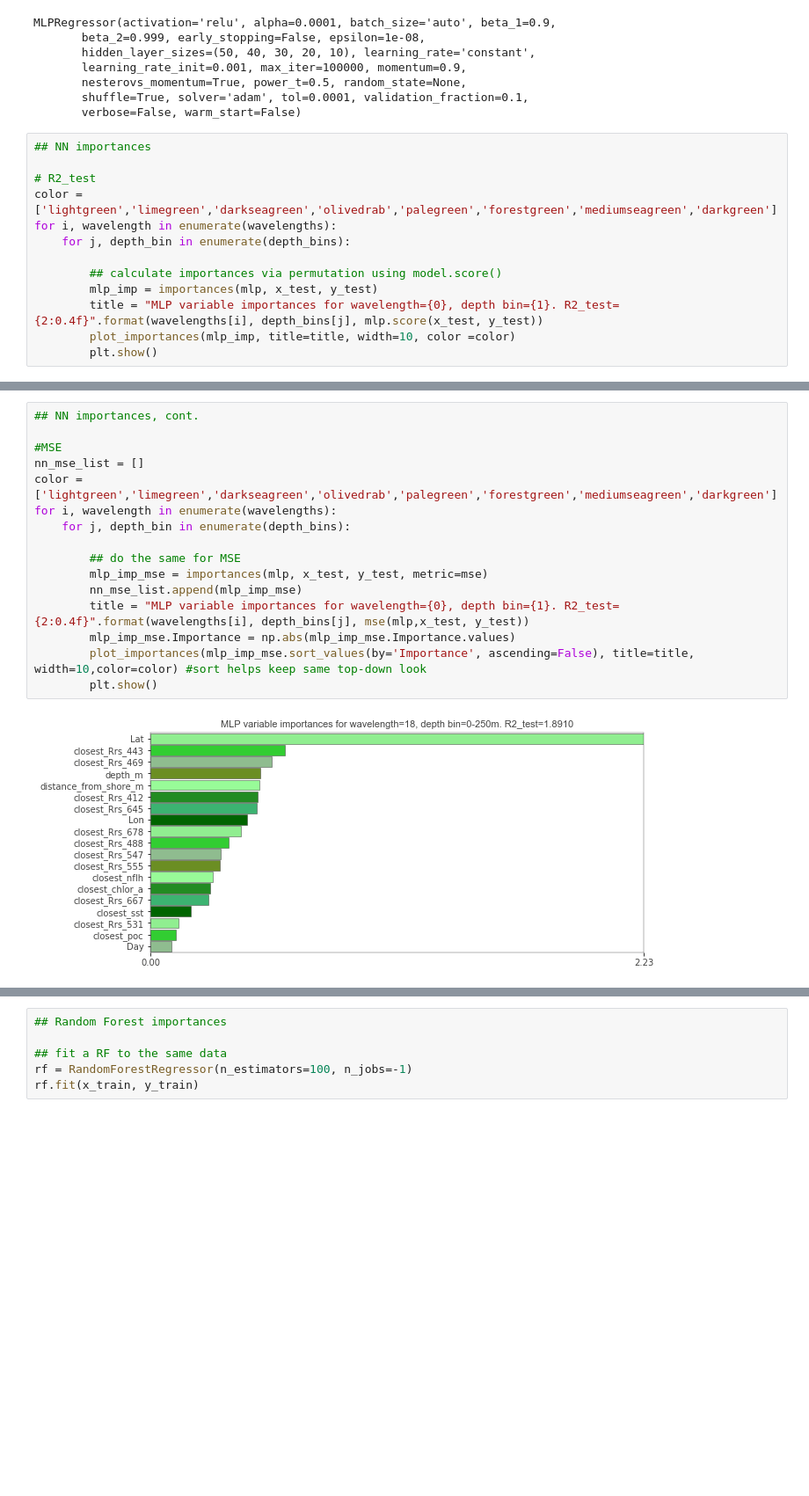
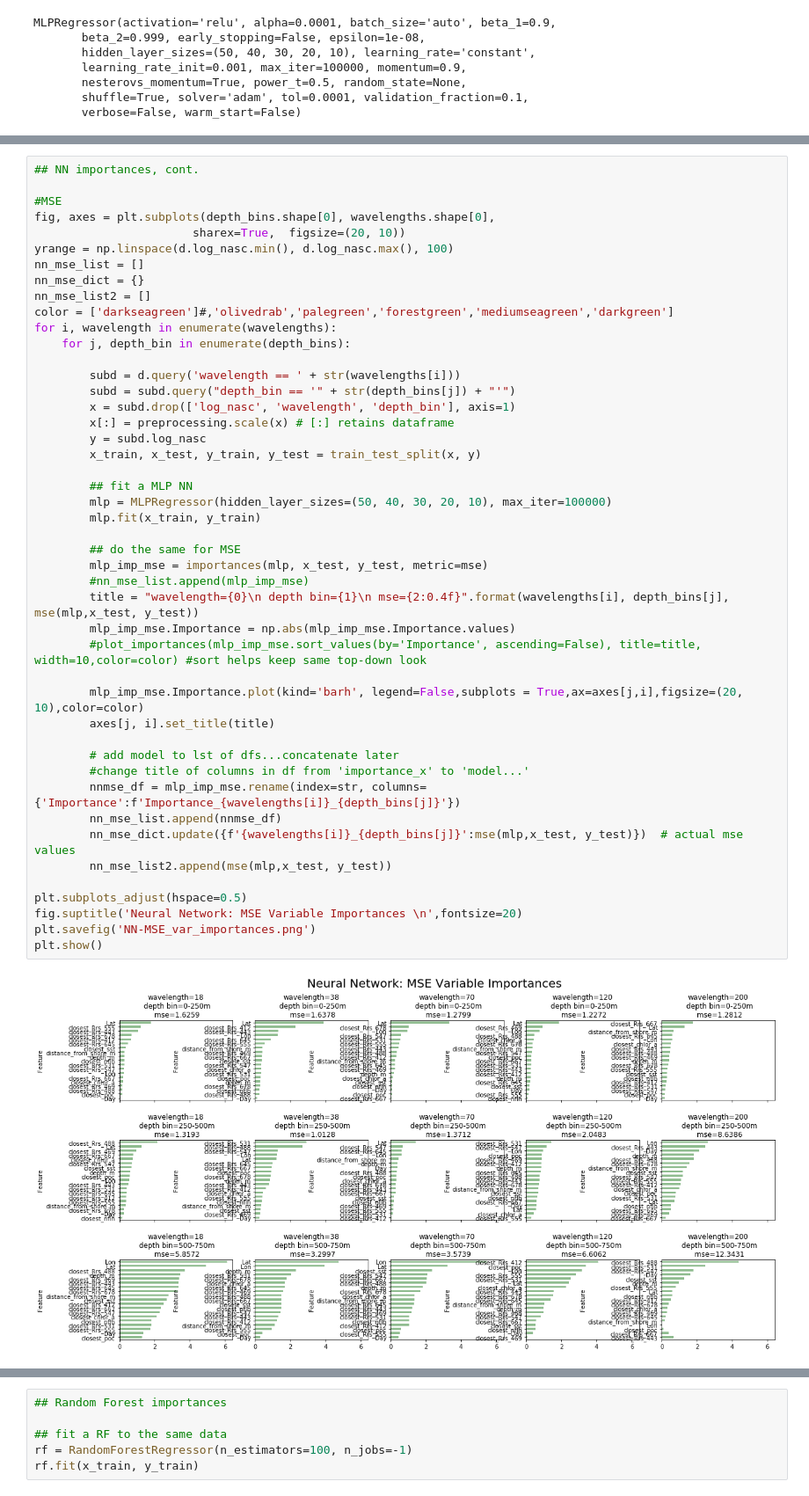
Before and after one commit to KellieGadeken/Sonar_Project, a Jupyter notebook: sonar_randomforest.ipynb, the cells around one changed output, grey strips where cells are left out. Shown at 88% size. Drawn from its saved outputs; the diff is of its cells as text; blank space fills up the shorter version.

Commit message:
MSE comparison of NN vs. RF, var imp. ranking
includes:
- updated graphs on nn, rf var importance for r^2 and mse
- graphs on mse comparison of nn vs. rf
- graph with var importance ranking for rf

```diff
--- a/sonar_randomforest.ipynb
+++ b/sonar_randomforest.ipynb
@@ -80,16 +87,3 @@ MLPRegressor(activation='relu', alpha=0.0001, batch_size='auto', beta_1=0.9,
        nesterovs_momentum=True, power_t=0.5, random_state=None,
        shuffle=True, solver='adam', tol=0.0001, validation_fraction=0.1,
        verbose=False, warm_start=False)
-# %%
-## NN importances
-
-# R2_test
-color = ['lightgreen','limegreen','darkseagreen','olivedrab','palegreen','forestgreen','mediumseagreen','darkgreen']
-for i, wavelength in enumerate(wavelengths):
-    for j, depth_bin in enumerate(depth_bins):
-
-        ## calculate importances via permutation using model.score()
-        mlp_imp = importances(mlp, x_test, y_test)
-        title = "MLP variable importances for wavelength={0}, depth bin={1}. R2_test={2:0.4f}".format(wavelengths[i], depth_bins[j], mlp.score(x_test, y_test))
-        plot_importances(mlp_imp, title=title, width=10, color =color)
-        plt.show()
@@ -110,18 +135,48 @@ for i, wavelength in enumerate(wavelengths):
 # %%
 ## NN importances, cont.
 
 #MSE
+fig, axes = plt.subplots(depth_bins.shape[0], wavelengths.shape[0],
+                       sharex=True,  figsize=(20, 10))
+yrange = np.linspace(d.log_nasc.min(), d.log_nasc.max(), 100)
 nn_mse_list = []
-color = ['lightgreen','limegreen','darkseagreen','olivedrab','palegreen','forestgreen','mediumseagreen','darkgreen']
+nn_mse_dict = {}
+nn_mse_list2 = []
+color = ['darkseagreen']#,'olivedrab','palegreen','forestgreen','mediumseagreen','darkgreen']
 for i, wavelength in enumerate(wavelengths):
     for j, depth_bin in enumerate(depth_bins):
 
+        subd = d.query('wavelength == ' + str(wavelengths[i]))
+        subd = subd.query("depth_bin == '" + str(depth_bins[j]) + "'")
+        x = subd.drop(['log_nasc', 'wavelength', 'depth_bin'], axis=1)
+        x[:] = preprocessing.scale(x) # [:] retains dataframe
+        y = subd.log_nasc
+        x_train, x_test, y_train, y_test = train_test_split(x, y)
+
+        ## fit a MLP NN
+        mlp = MLPRegressor(hidden_layer_sizes=(50, 40, 30, 20, 10), max_iter=100000)
+        mlp.fit(x_train, y_train)
+
         ## do the same for MSE
         mlp_imp_mse = importances(mlp, x_test, y_test, metric=mse)
-        nn_mse_list.append(mlp_imp_mse)
-        title = "MLP variable importances for wavelength={0}, depth bin={1}. R2_test={2:0.4f}".format(wavelengths[i], depth_bins[j], mse(mlp,x_test, y_test))
+        #nn_mse_list.append(mlp_imp_mse)
+        title = "wavelength={0}\n depth bin={1}\n mse={2:0.4f}".format(wavelengths[i], depth_bins[j], mse(mlp,x_test, y_test))
         mlp_imp_mse.Importance = np.abs(mlp_imp_mse.Importance.values)
-        plot_importances(mlp_imp_mse.sort_values(by='Importance', ascending=False), title=title, width=10,color=color) #sort helps keep same top-down look
-        plt.show()
+        #plot_importances(mlp_imp_mse.sort_values(by='Importance', ascending=False), title=title, width=10,color=color) #sort helps keep same top-down look
+
+        mlp_imp_mse.Importance.plot(kind='barh', legend=False,subplots = True,ax=axes[j,i],figsize=(20, 10),color=color)
+        axes[j, i].set_title(title)
+
+        # add model to lst of dfs...concatenate later
+        #change title of columns in df from 'importance_x' to 'model...'
+        nnmse_df = mlp_imp_mse.rename(index=str, columns={'Importance':f'Importance_{wavelengths[i]}_{depth_bins[j]}'})
+        nn_mse_list.append(nnmse_df)
+        nn_mse_dict.update({f'{wavelengths[i]}_{depth_bins[j]}':mse(mlp,x_test, y_test)})  # actual mse values
+        nn_mse_list2.append(mse(mlp,x_test, y_test))
+
+plt.subplots_adjust(hspace=0.5)
+fig.suptitle('Neural Network: MSE Variable Importances \n',fontsize=20)
+plt.savefig('NN-MSE_var_importances.png')
+plt.show()
 # %% [output]
-[figure, old version]
+[figure, new version]
```
Also changed, not shown: parts of 22 cells of this notebook.
